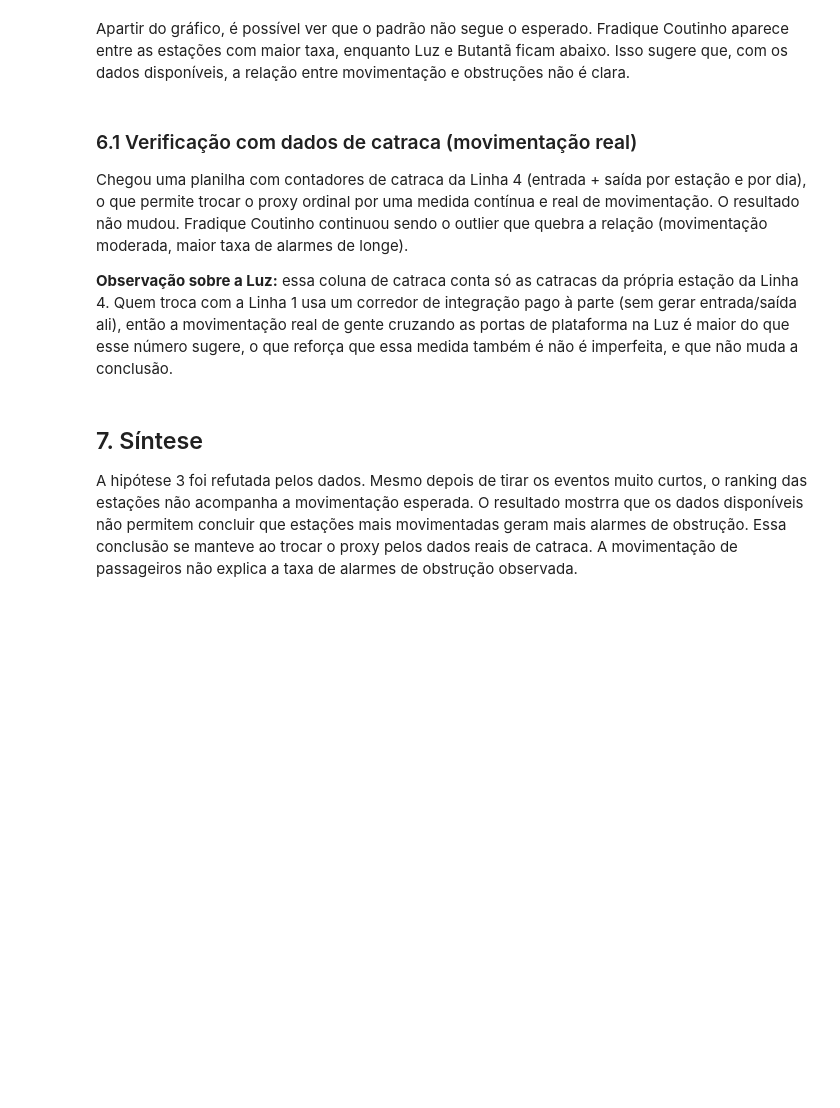
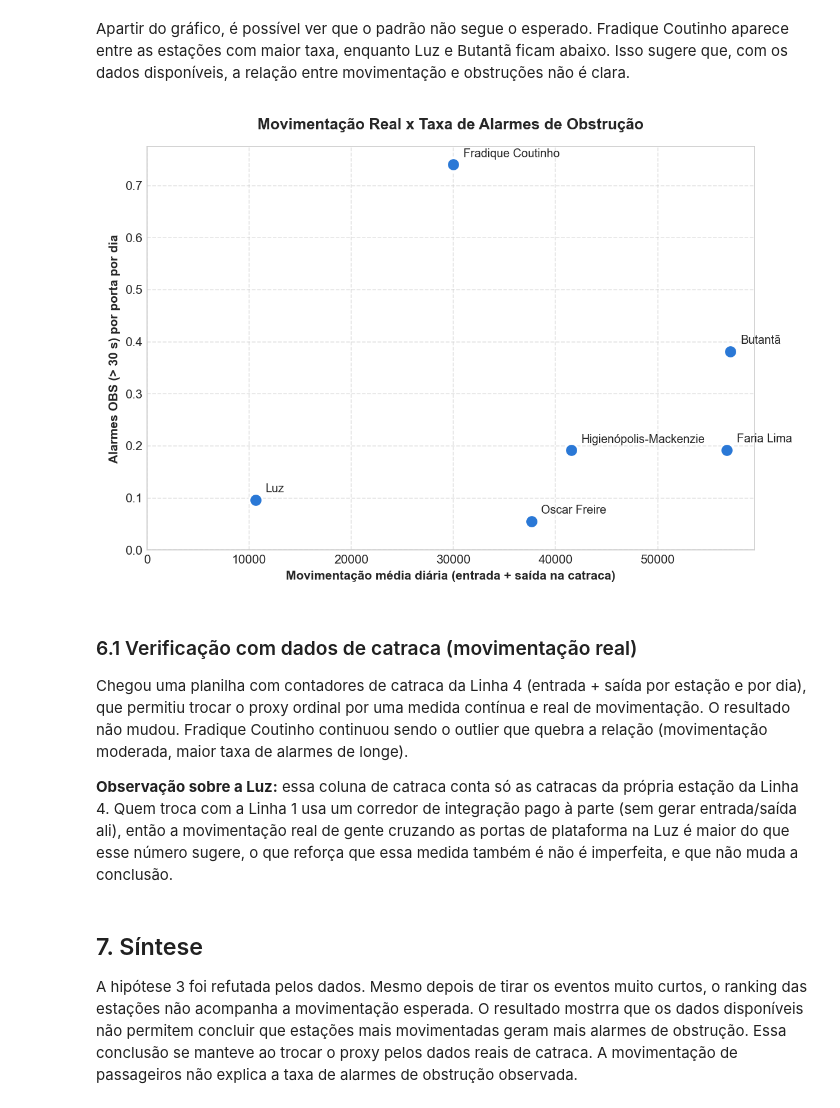
Before and after one commit to joaocardosodias/Lumem, a Jupyter notebook: eda/hipoteses/hipotese_3.ipynb, the cells around one changed output. Cells and saved outputs as stored; diff of their text form; code cells hidden in the pictures; blank space fills up the shorter version.

```diff
--- a/eda/hipoteses/hipotese_3.ipynb
+++ b/eda/hipoteses/hipotese_3.ipynb
@@ -382,9 +382,30 @@ print(taxa_obs[['Movimentação', 'movimentacao_media', 'taxa_analisado']]
 
 rho, p = stats.spearmanr(taxa_obs['movimentacao_media'], taxa_obs['taxa_analisado'])
 print(f"\nSpearman (movimentação real x taxa de alarmes): rho = {rho:+.3f} | p = {p:.3f}")
+# %%
+fig, ax = plt.subplots(figsize=(8, 5.5))
+
+for estacao, row in taxa_obs.iterrows():
+    ax.scatter(row['movimentacao_media'], row['taxa_analisado'],
+               s=110, color=AZUL, edgecolor='white', linewidth=1.5, zorder=3)
+    ax.annotate(NOMES[estacao], (row['movimentacao_media'], row['taxa_analisado']),
+                textcoords='offset points', xytext=(8, 6), fontsize=9.5)
+
+ax.set_title('Movimentação Real x Taxa de Alarmes de Obstrução',
+             fontsize=12.5, fontweight='bold', pad=14)
+ax.set_xlabel('Movimentação média diária (entrada + saída na catraca)', fontsize=10, fontweight='bold')
+ax.set_ylabel('Alarmes OBS (> 30 s) por porta por dia', fontsize=10, fontweight='bold')
+ax.grid(linestyle='--', alpha=0.5)
+ax.set_axisbelow(True)
+ax.set_xlim(left=0)
+ax.set_ylim(bottom=0)
+plt.tight_layout()
+plt.show()
+# %% [output]
+[figure, added]
 # %% [markdown]
 ### 6.1 Verificação com dados de catraca (movimentação real)
-Chegou uma planilha com contadores de catraca da Linha 4 (entrada + saída por estação e por dia), o que permite trocar o proxy ordinal por uma medida contínua e real de movimentação. O resultado não mudou. Fradique Coutinho continuou sendo o outlier que quebra a relação (movimentação moderada, maior taxa de alarmes de longe).
+Chegou uma planilha com contadores de catraca da Linha 4 (entrada + saída por estação e por dia), que permitiu trocar o proxy ordinal por uma medida contínua e real de movimentação. O resultado não mudou. Fradique Coutinho continuou sendo o outlier que quebra a relação (movimentação moderada, maior taxa de alarmes de longe).
 
 **Observação sobre a Luz:** essa coluna de catraca conta só as catracas da própria estação da Linha 4. Quem troca com a Linha 1 usa um corredor de integração pago à parte (sem gerar entrada/saída ali), então a movimentação real de gente cruzando as portas de plataforma na Luz é maior do que esse número sugere, o que reforça que essa medida também é não é imperfeita, e que não muda a conclusão.
 # %% [markdown]
```
Also changed, not shown: 2 other files.
